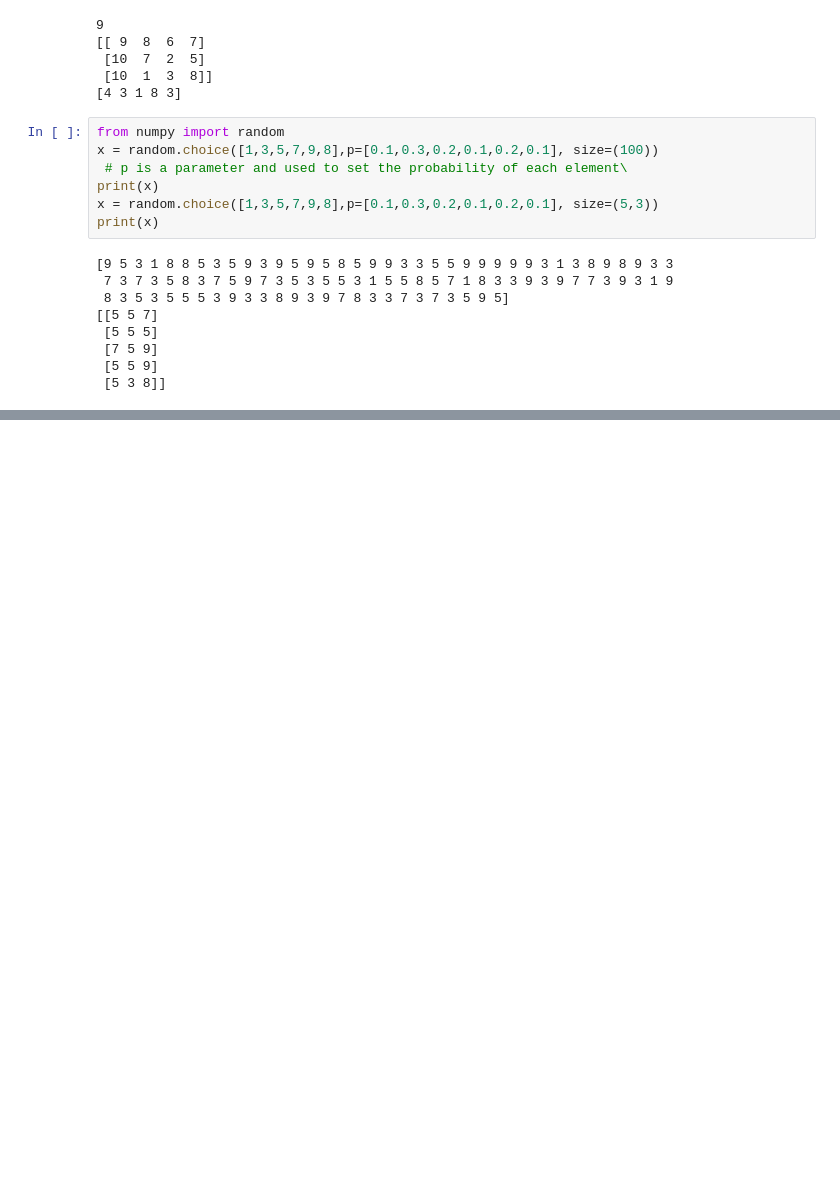
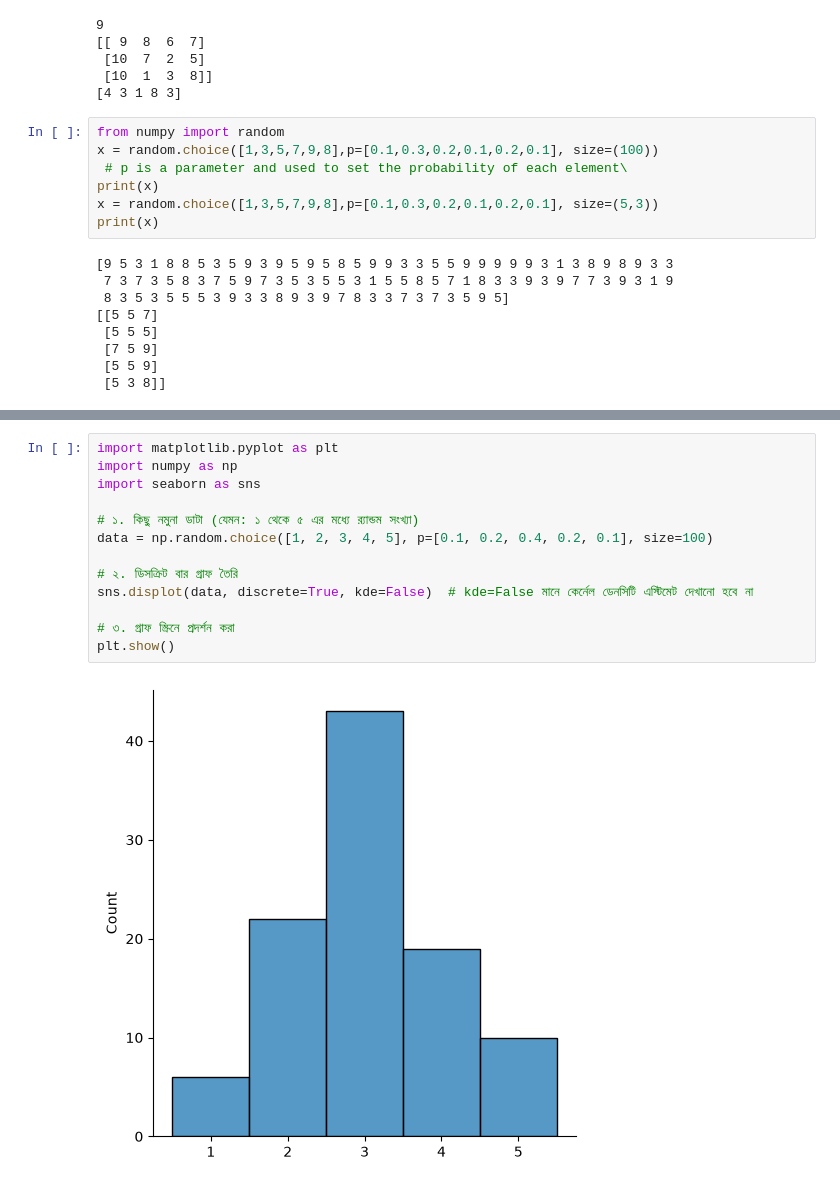
Before and after one commit to SystemByZ/ostad-data-science-course, a Jupyter notebook: module-05/numpy_tutorial.ipynb, the cells around one changed output, grey strips where cells are left out. Cells and saved outputs as stored; diff of their text form; blank space fills up the shorter version.

```diff
--- a/module-05/numpy_tutorial.ipynb
+++ b/module-05/numpy_tutorial.ipynb
@@ -738,0 +789,15 @@ print(x)
+# %%
+import matplotlib.pyplot as plt
+import numpy as np
+import seaborn as sns
+
+# ১. কিছু নমুনা ডাটা (যেমন: ১ থেকে ৫ এর মধ্যে র‍্যান্ডম সংখ্যা)
+data = np.random.choice([1, 2, 3, 4, 5], p=[0.1, 0.2, 0.4, 0.2, 0.1], size=100)
+
+# ২. ডিসক্রিট বার গ্রাফ তৈরি
+sns.displot(data, discrete=True, kde=False)  # kde=False মানে কের্নেল ডেনসিটি এস্টিমেট দেখানো হবে না
+
+# ৩. গ্রাফ স্ক্রিনে প্রদর্শন করা
+plt.show()
+# %% [output]
+[figure, added]
```
Also changed, not shown: parts of 15 cells of this notebook.
